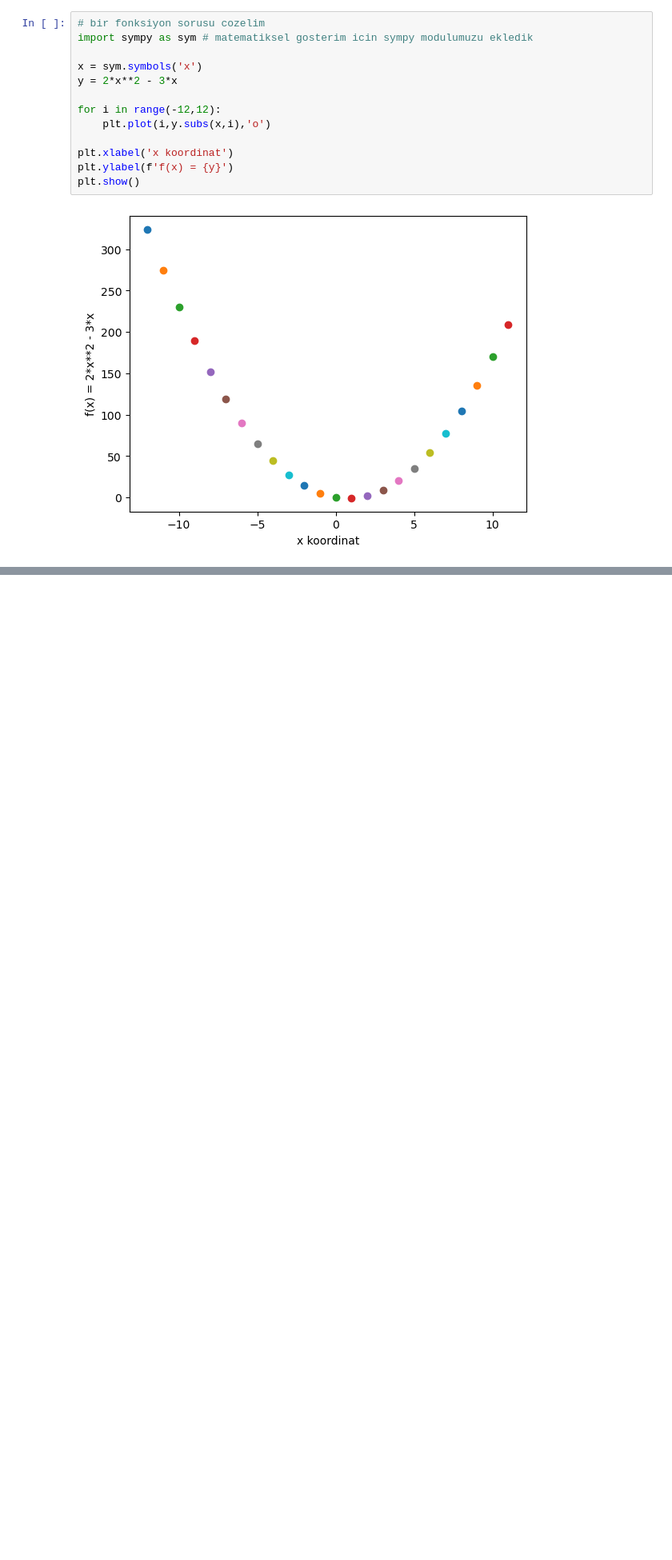
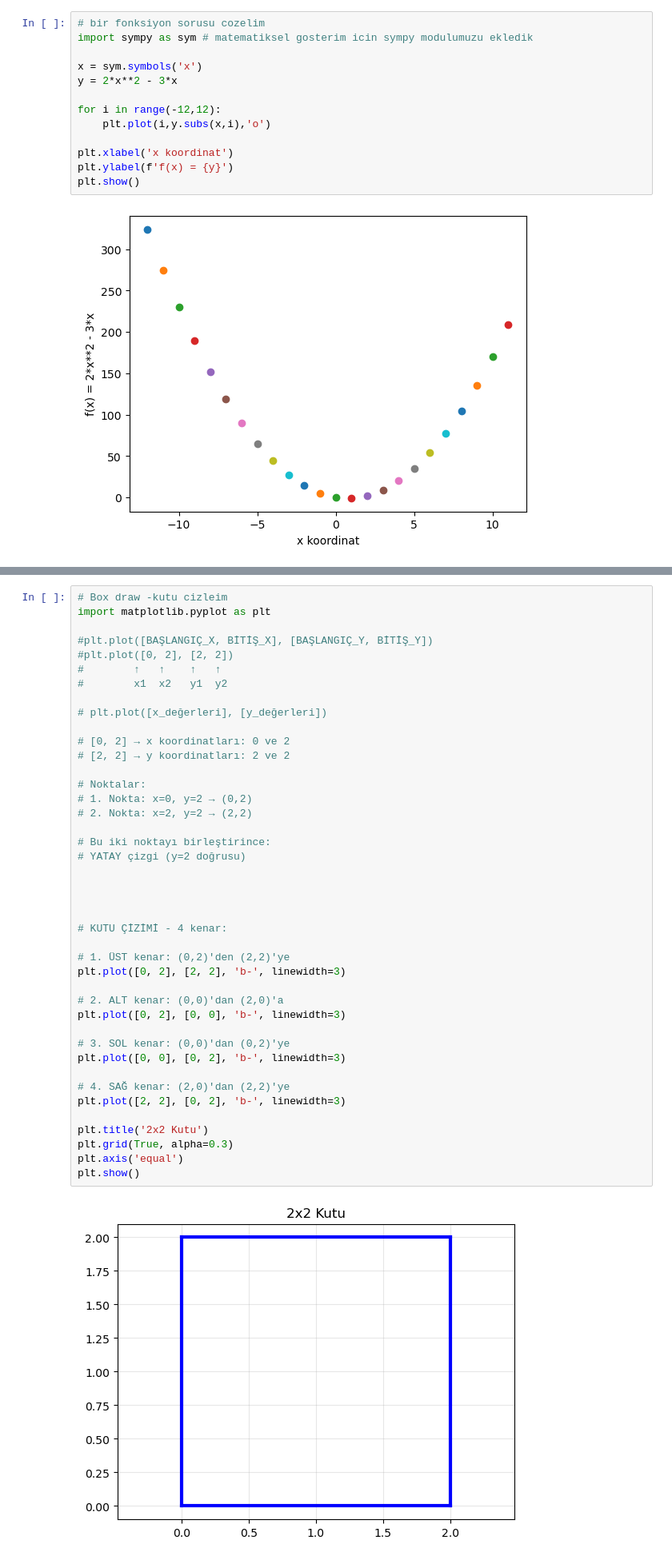
Before and after one commit to nailBestas/lispAi, a Jupyter notebook: 01_Python_Mathematics_and_Statistics/2_Mathematics/4-Graphing_and_visualization.ipynb, the cells around one changed output, grey strips where cells are left out. Shown at 80% size. Drawn from its saved outputs; the diff is of its cells as text; blank space fills up the shorter version.

```diff
--- a/01_Python_Mathematics_and_Statistics/2_Mathematics/4-Graphing_and_visualization.ipynb
+++ b/01_Python_Mathematics_and_Statistics/2_Mathematics/4-Graphing_and_visualization.ipynb
@@ -56,0 +115,44 @@ plt.show()
+# %%
+# Box draw -kutu cizleim
+import matplotlib.pyplot as plt
+
+#plt.plot([BAŞLANGIÇ_X, BİTİŞ_X], [BAŞLANGIÇ_Y, BİTİŞ_Y])
+#plt.plot([0, 2], [2, 2])
+#        ↑   ↑    ↑   ↑
+#        x1  x2   y1  y2
+
+# plt.plot([x_değerleri], [y_değerleri])
+
+# [0, 2] → x koordinatları: 0 ve 2
+# [2, 2] → y koordinatları: 2 ve 2
+
+# Noktalar:
+# 1. Nokta: x=0, y=2 → (0,2)
+# 2. Nokta: x=2, y=2 → (2,2)
+
+# Bu iki noktayı birleştirince:
+# YATAY çizgi (y=2 doğrusu)
+
+
+
+
+# KUTU ÇİZİMİ - 4 kenar:
+
+# 1. ÜST kenar: (0,2)'den (2,2)'ye
+plt.plot([0, 2], [2, 2], 'b-', linewidth=3)
+
+# 2. ALT kenar: (0,0)'dan (2,0)'a
+plt.plot([0, 2], [0, 0], 'b-', linewidth=3)
+
+# 3. SOL kenar: (0,0)'dan (0,2)'ye
+plt.plot([0, 0], [0, 2], 'b-', linewidth=3)
+
+# 4. SAĞ kenar: (2,0)'dan (2,2)'ye
+plt.plot([2, 2], [0, 2], 'b-', linewidth=3)
+
+plt.title('2x2 Kutu')
+plt.grid(True, alpha=0.3)
+plt.axis('equal')
+plt.show()
+# %% [output]
+[figure, added]
```
Also changed, not shown: parts of 6 cells of this notebook.
